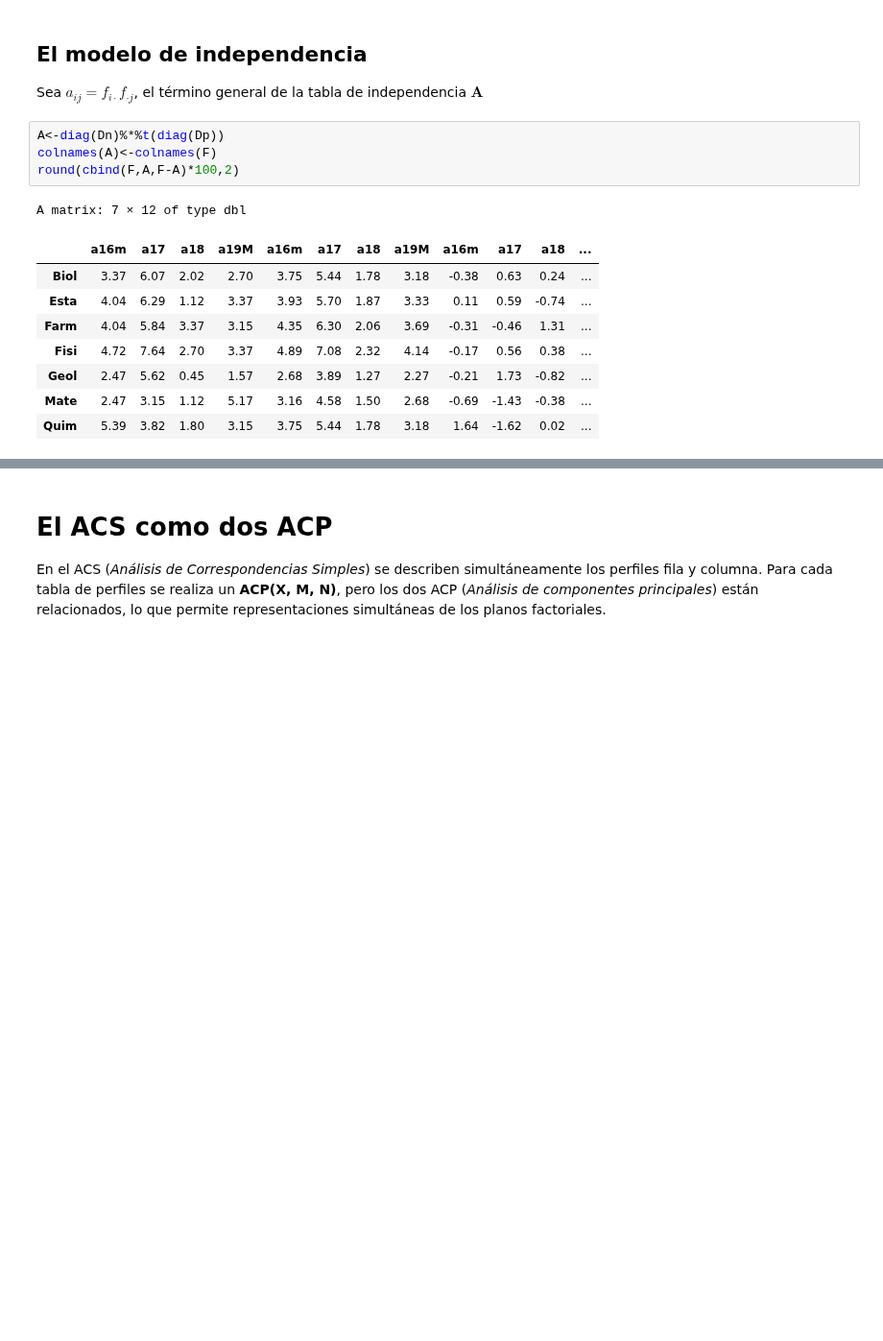
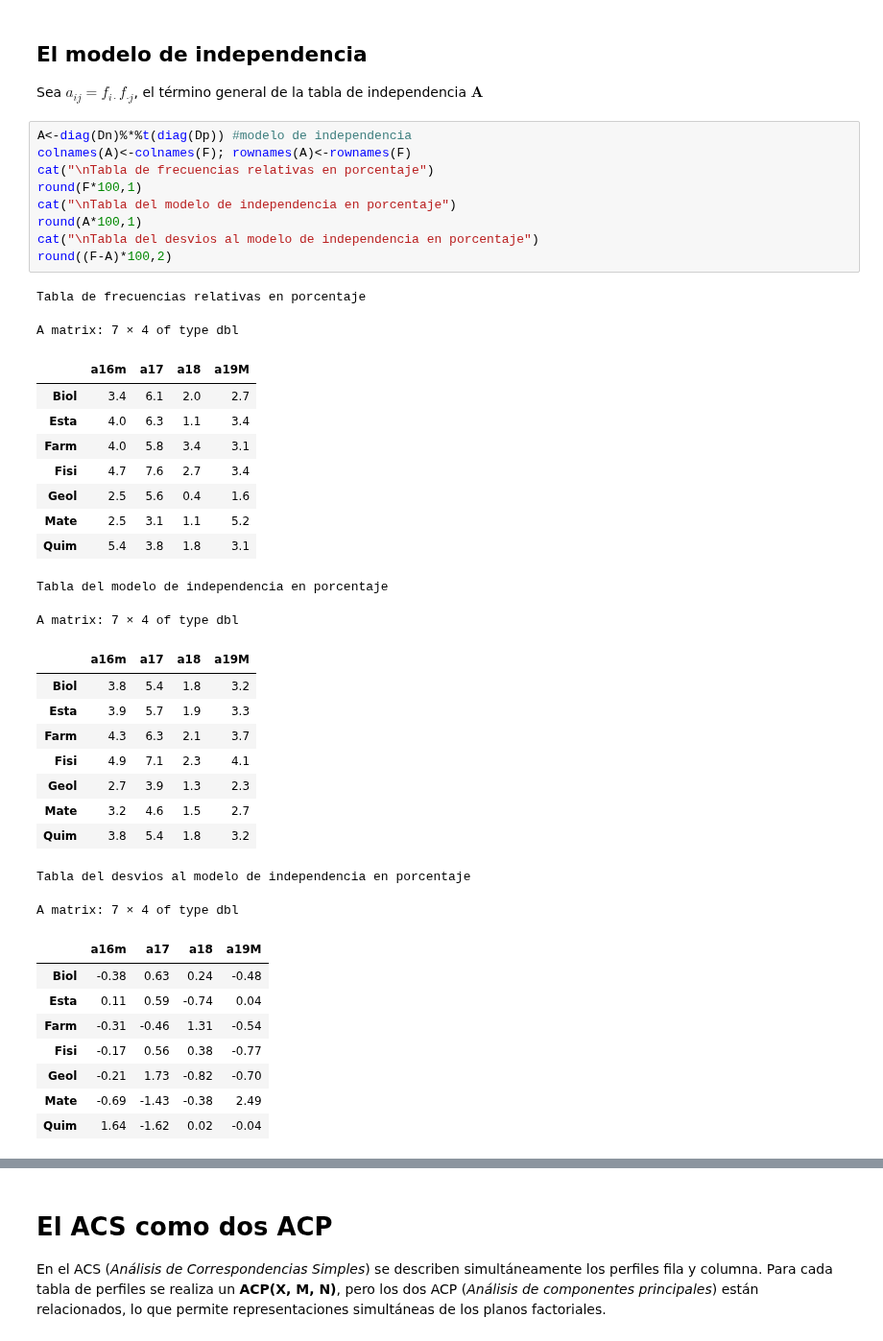
Before and after one commit to AprendizajeProfundo/diplomado-ciencia-de-datos, a Jupyter notebook: Metodos-exploratorios-mutlivariados/Cuadernos/ACScienciaDatos.ipynb, the cells around one changed output, grey strips where cells are left out. Shown at 96% size. Drawn from its saved outputs; the diff is of its cells as text; blank space fills up the shorter version.

```diff
--- a/Metodos-exploratorios-mutlivariados/Cuadernos/ACScienciaDatos.ipynb
+++ b/Metodos-exploratorios-mutlivariados/Cuadernos/ACScienciaDatos.ipynb
@@ -199,16 +227,42 @@ A matrix: 5 × 8 of type dbl
 ## El modelo de independencia
 Sea $a_{ij}=f_{i\cdot}f_{\cdot j}$, el término general de la tabla de independencia $\mathbf{A}$
 # %%
-A<-diag(Dn)%*%t(diag(Dp))
-colnames(A)<-colnames(F)
-round(cbind(F,A,F-A)*100,2)
+A<-diag(Dn)%*%t(diag(Dp)) #modelo de independencia
+colnames(A)<-colnames(F); rownames(A)<-rownames(F)
+cat("\nTabla de frecuencias relativas en porcentaje")
+round(F*100,1)
+cat("\nTabla del modelo de independencia en porcentaje")
+round(A*100,1)
+cat("\nTabla del desvios al modelo de independencia en porcentaje")
+round((F-A)*100,2)
 # %% [output]
-A matrix: 7 × 12 of type dbl
+Tabla de frecuencias relativas en porcentaje
+A matrix: 7 × 4 of type dbl
-|  | a16m | a17 | a18 | a19M | a16m | a17 | a18 | a19M | a16m | a17 | a18 | ... |
-| Biol | 3.37 | 6.07 | 2.02 | 2.70 | 3.75 | 5.44 | 1.78 | 3.18 | -0.38 | 0.63 | 0.24 | ... |
-| Esta | 4.04 | 6.29 | 1.12 | 3.37 | 3.93 | 5.70 | 1.87 | 3.33 | 0.11 | 0.59 | -0.74 | ... |
-| Farm | 4.04 | 5.84 | 3.37 | 3.15 | 4.35 | 6.30 | 2.06 | 3.69 | -0.31 | -0.46 | 1.31 | ... |
-| Fisi | 4.72 | 7.64 | 2.70 | 3.37 | 4.89 | 7.08 | 2.32 | 4.14 | -0.17 | 0.56 | 0.38 | ... |
-| Geol | 2.47 | 5.62 | 0.45 | 1.57 | 2.68 | 3.89 | 1.27 | 2.27 | -0.21 | 1.73 | -0.82 | ... |
-| Mate | 2.47 | 3.15 | 1.12 | 5.17 | 3.16 | 4.58 | 1.50 | 2.68 | -0.69 | -1.43 | -0.38 | ... |
-| Quim | 5.39 | 3.82 | 1.80 | 3.15 | 3.75 | 5.44 | 1.78 | 3.18 | 1.64 | -1.62 | 0.02 | ... |
+|  | a16m | a17 | a18 | a19M |
+| Biol | 3.4 | 6.1 | 2.0 | 2.7 |
+| Esta | 4.0 | 6.3 | 1.1 | 3.4 |
+| Farm | 4.0 | 5.8 | 3.4 | 3.1 |
+| Fisi | 4.7 | 7.6 | 2.7 | 3.4 |
+| Geol | 2.5 | 5.6 | 0.4 | 1.6 |
+| Mate | 2.5 | 3.1 | 1.1 | 5.2 |
+| Quim | 5.4 | 3.8 | 1.8 | 3.1 |
+Tabla del modelo de independencia en porcentaje
+A matrix: 7 × 4 of type dbl
+|  | a16m | a17 | a18 | a19M |
+| Biol | 3.8 | 5.4 | 1.8 | 3.2 |
+| Esta | 3.9 | 5.7 | 1.9 | 3.3 |
+| Farm | 4.3 | 6.3 | 2.1 | 3.7 |
+| Fisi | 4.9 | 7.1 | 2.3 | 4.1 |
+| Geol | 2.7 | 3.9 | 1.3 | 2.3 |
+| Mate | 3.2 | 4.6 | 1.5 | 2.7 |
+| Quim | 3.8 | 5.4 | 1.8 | 3.2 |
+Tabla del desvios al modelo de independencia en porcentaje
+A matrix: 7 × 4 of type dbl
+|  | a16m | a17 | a18 | a19M |
+| Biol | -0.38 | 0.63 | 0.24 | -0.48 |
+| Esta | 0.11 | 0.59 | -0.74 | 0.04 |
+| Farm | -0.31 | -0.46 | 1.31 | -0.54 |
+| Fisi | -0.17 | 0.56 | 0.38 | -0.77 |
+| Geol | -0.21 | 1.73 | -0.82 | -0.70 |
+| Mate | -0.69 | -1.43 | -0.38 | 2.49 |
+| Quim | 1.64 | -1.62 | 0.02 | -0.04 |
```
Also changed, not shown: parts of 34 cells of this notebook.
